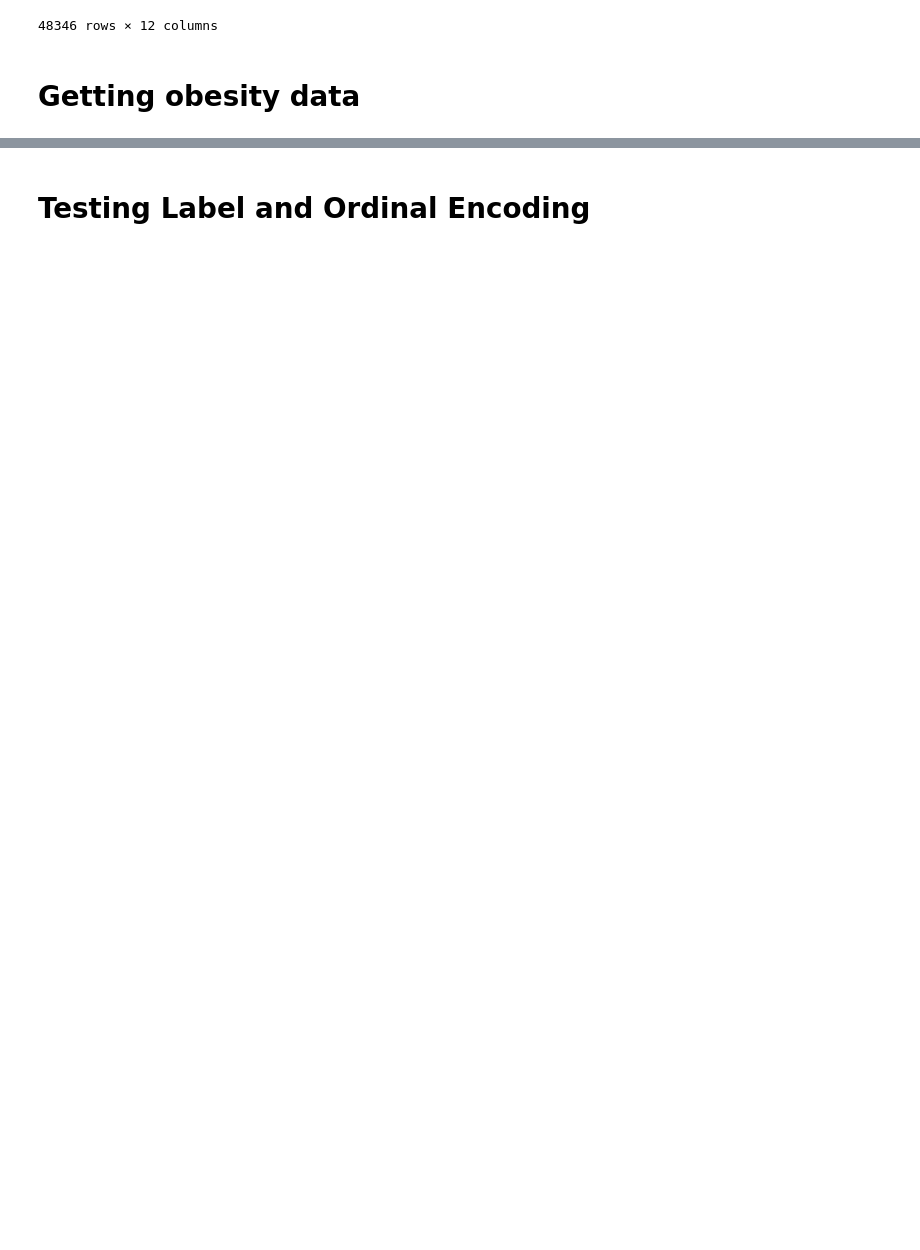
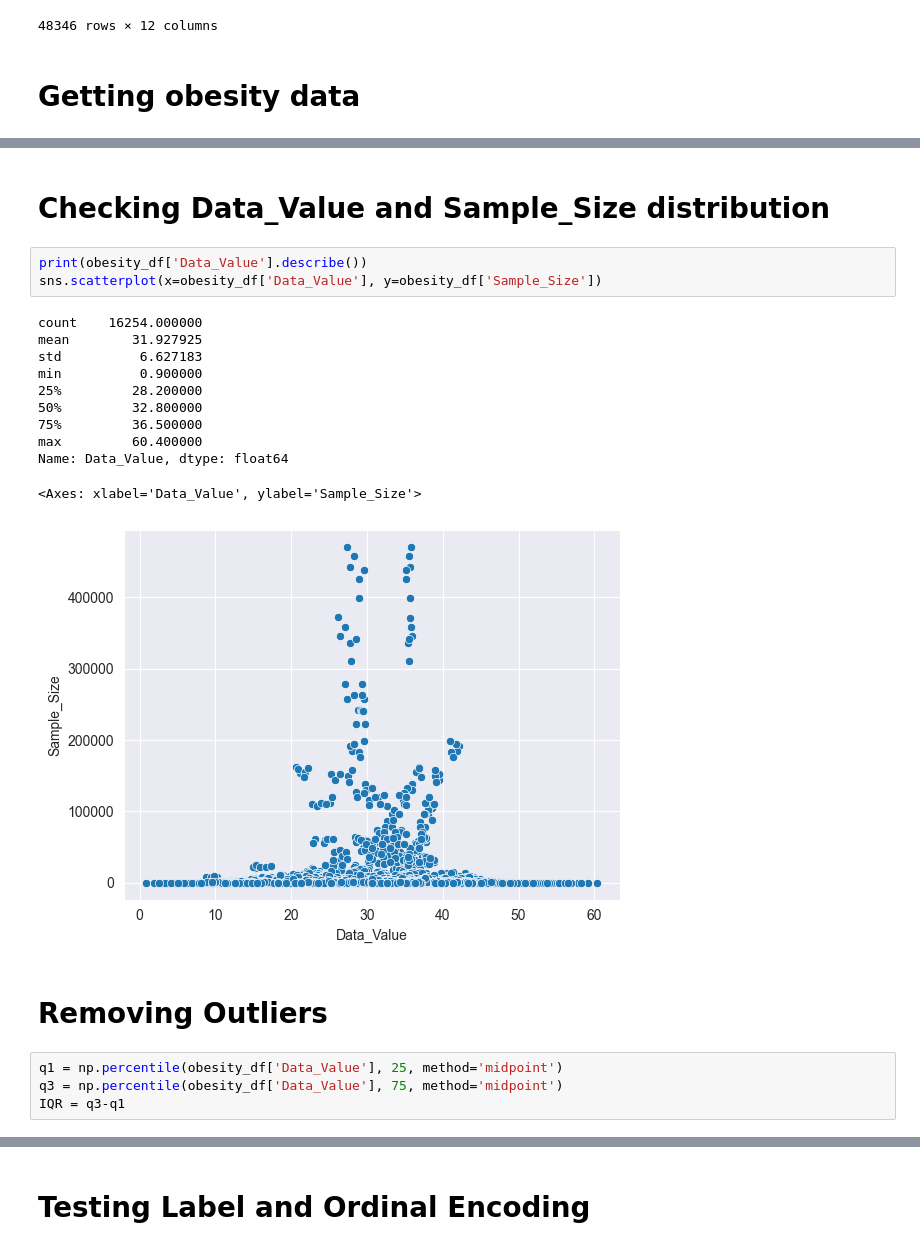
Before and after one commit to bhavan-bhatt/Gnosis-CP01, a Jupyter notebook: Pratham - 202311022/cp_1.ipynb, the cells around one changed output, grey strips where cells are left out. Drawn from its saved outputs; the diff is of its cells as text; blank space fills up the shorter version.

```diff
--- a/Pratham - 202311022/cp_1.ipynb
+++ b/Pratham - 202311022/cp_1.ipynb
@@ -56,0 +71,23 @@ obesity_df = obesity_df.drop(['StratificationID1', 'QuestionID'], axis=1)
+# %% [markdown]
+# Checking Data_Value and Sample_Size distribution
+# %%
+print(obesity_df['Data_Value'].describe())
+sns.scatterplot(x=obesity_df['Data_Value'], y=obesity_df['Sample_Size'])
+# %% [output]
+count    16254.000000
+mean        31.927925
+std          6.627183
+min          0.900000
+25%         28.200000
+50%         32.800000
+75%         36.500000
+max         60.400000
+Name: Data_Value, dtype: float64
+<Axes: xlabel='Data_Value', ylabel='Sample_Size'>
+[figure, added]
+# %% [markdown]
+# Removing Outliers
+# %%
+q1 = np.percentile(obesity_df['Data_Value'], 25, method='midpoint')
+q3 = np.percentile(obesity_df['Data_Value'], 75, method='midpoint')
+IQR = q3-q1
```
Also changed, not shown: parts of 9 cells of this notebook.
